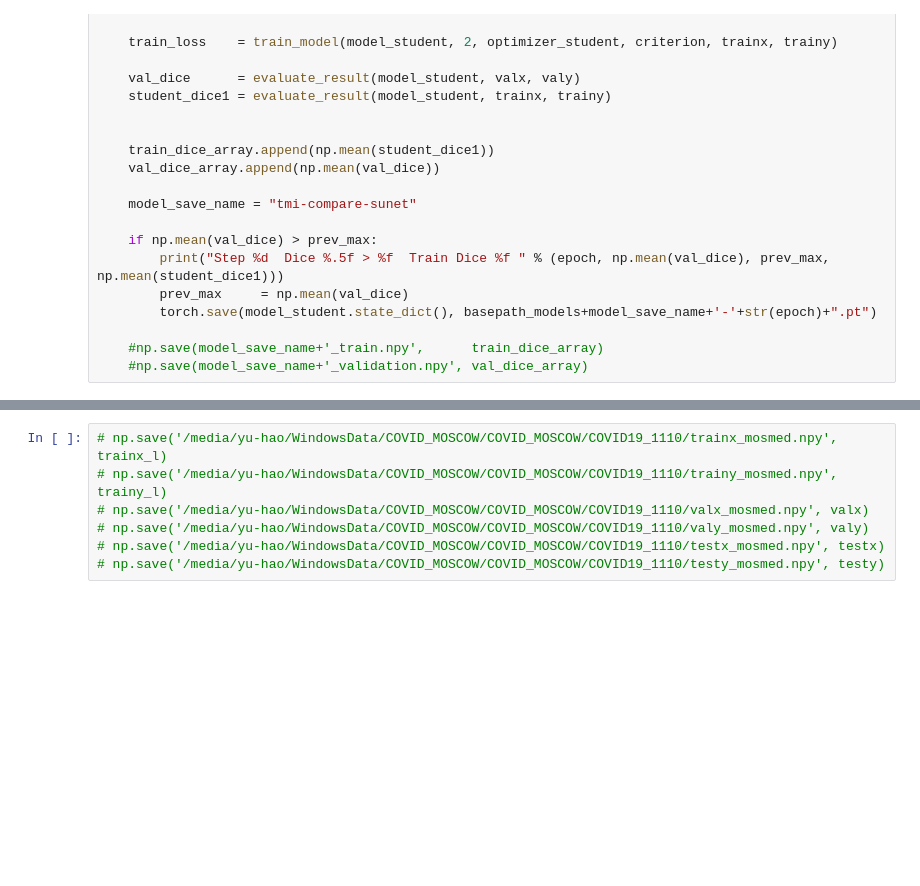
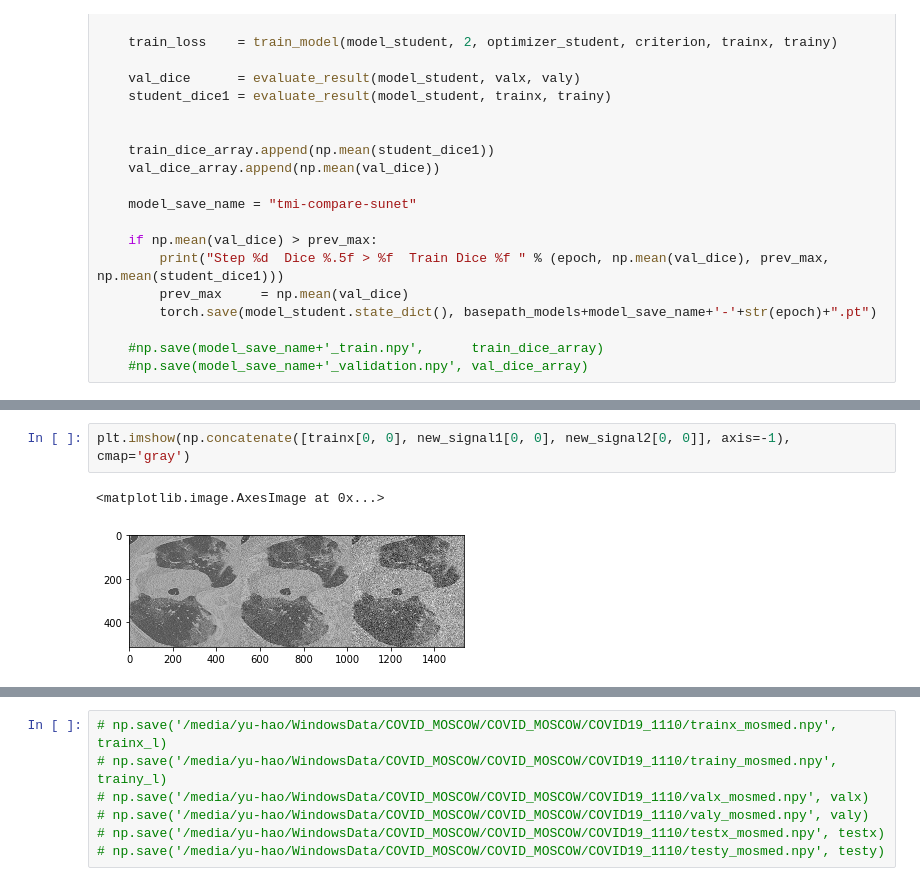
Before and after one commit to PranjalSahu/SEMISUNET, a Jupyter notebook: sunet.ipynb, the cells around one changed output, grey strips where cells are left out. Cells and saved outputs as stored; diff of their text form; blank space fills up the shorter version.

```diff
--- a/sunet.ipynb
+++ b/sunet.ipynb
@@ -1330,0 +3771,5 @@ for epoch in range(total_epochs):
+# %%
+plt.imshow(np.concatenate([trainx[0, 0], new_signal1[0, 0], new_signal2[0, 0]], axis=-1), cmap='gray')
+# %% [output]
+<matplotlib.image.AxesImage at 0x...>
+[figure, added]
```
Also changed, not shown: parts of 18 cells of this notebook.
